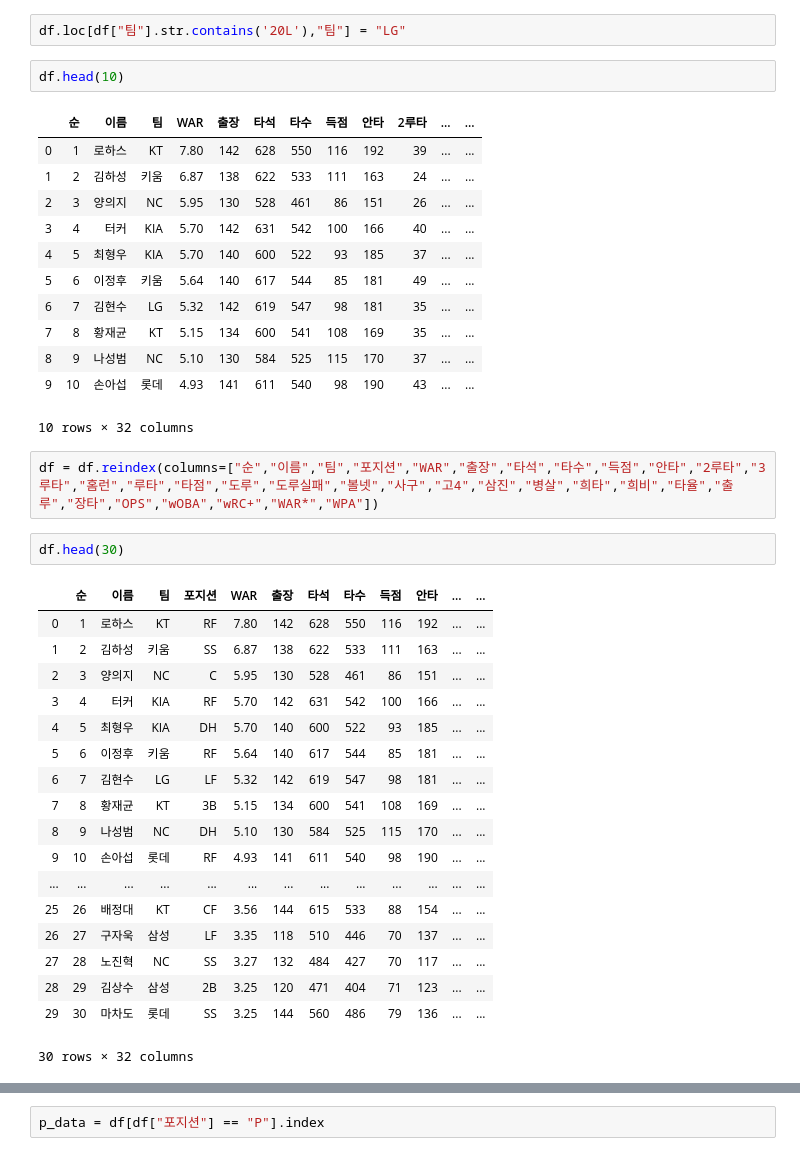
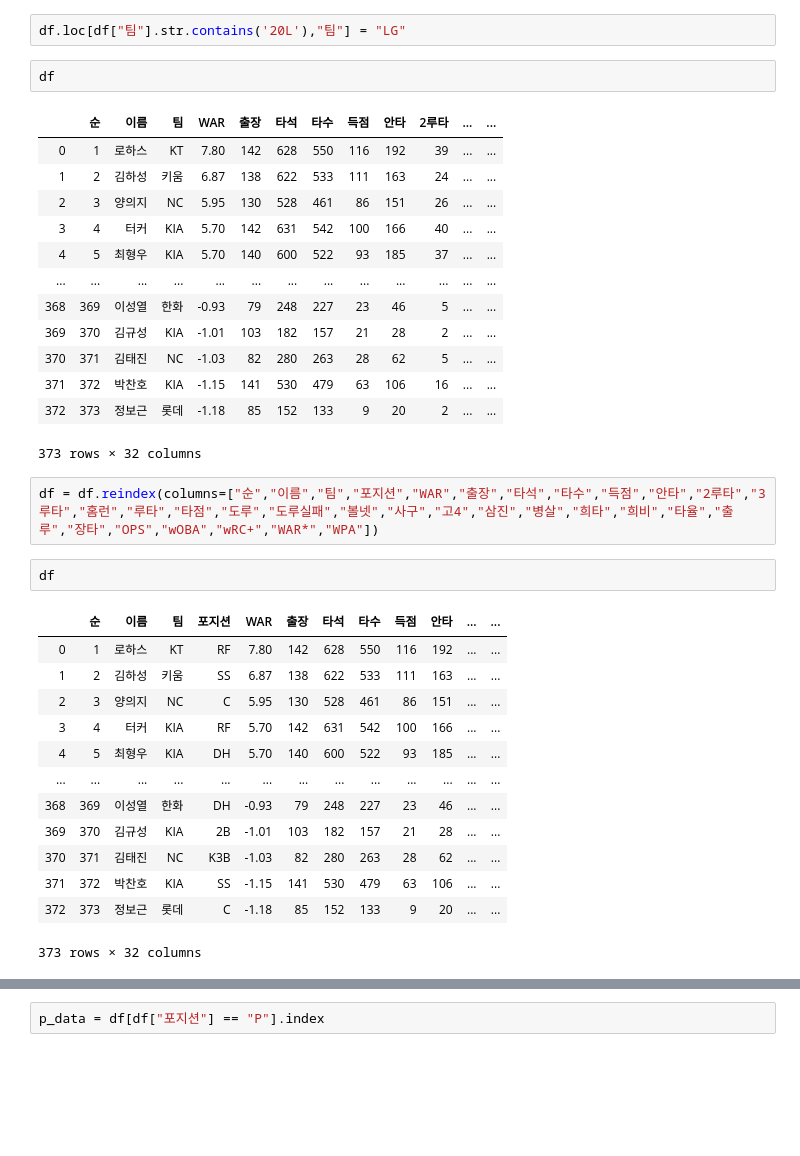
Before and after one commit to jeonprize/KBO-Analysis, a Jupyter notebook: 2020 KBO (1) stat analysis.ipynb, the cells around one changed output, grey strips where cells are left out. Saved outputs shown, nothing was run; the diff lists cells and outputs as text; blank space fills up the shorter version.

```diff
--- a/2020 KBO (1) stat analysis.ipynb
+++ b/2020 KBO (1) stat analysis.ipynb
@@ -148,7 +150,7 @@ df.loc[df["팀"].str.contains('20K'),"팀"] = "KT"
 # %%
 df.loc[df["팀"].str.contains('20L'),"팀"] = "LG"
 # %%
-df.head(10)
+df
 # %% [output]
 |  | 순 | 이름 | 팀 | WAR | 출장 | 타석 | 타수 | 득점 | 안타 | 2루타 | ... | ... |
 | 0 | 1 | 로하스 | KT | 7.80 | 142 | 628 | 550 | 116 | 192 | 39 | ... | ... |
@@ -156,35 +158,31 @@ df.head(10)
 | 2 | 3 | 양의지 | NC | 5.95 | 130 | 528 | 461 | 86 | 151 | 26 | ... | ... |
 | 3 | 4 | 터커 | KIA | 5.70 | 142 | 631 | 542 | 100 | 166 | 40 | ... | ... |
 | 4 | 5 | 최형우 | KIA | 5.70 | 140 | 600 | 522 | 93 | 185 | 37 | ... | ... |
-| 5 | 6 | 이정후 | 키움 | 5.64 | 140 | 617 | 544 | 85 | 181 | 49 | ... | ... |
-| 6 | 7 | 김현수 | LG | 5.32 | 142 | 619 | 547 | 98 | 181 | 35 | ... | ... |
-| 7 | 8 | 황재균 | KT | 5.15 | 134 | 600 | 541 | 108 | 169 | 35 | ... | ... |
-| 8 | 9 | 나성범 | NC | 5.10 | 130 | 584 | 525 | 115 | 170 | 37 | ... | ... |
-| 9 | 10 | 손아섭 | 롯데 | 4.93 | 141 | 611 | 540 | 98 | 190 | 43 | ... | ... |
+| ... | ... | ... | ... | ... | ... | ... | ... | ... | ... | ... | ... | ... |
+| 368 | 369 | 이성열 | 한화 | -0.93 | 79 | 248 | 227 | 23 | 46 | 5 | ... | ... |
+| 369 | 370 | 김규성 | KIA | -1.01 | 103 | 182 | 157 | 21 | 28 | 2 | ... | ... |
+| 370 | 371 | 김태진 | NC | -1.03 | 82 | 280 | 263 | 28 | 62 | 5 | ... | ... |
+| 371 | 372 | 박찬호 | KIA | -1.15 | 141 | 530 | 479 | 63 | 106 | 16 | ... | ... |
+| 372 | 373 | 정보근 | 롯데 | -1.18 | 85 | 152 | 133 | 9 | 20 | 2 | ... | ... |
-10 rows × 32 columns
+373 rows × 32 columns
 # %%
 df = df.reindex(columns=["순","이름","팀","포지션","WAR","출장","타석","타수","득점","안타","2루타","3루타","홈런","루타","타점","도루","도루실패","볼넷","사구","고4","삼진","병살","희타","희비","타율","출루","장타","OPS","wOBA","wRC+","WAR*","WPA"])
 # %%
-df.head(30)
+df
 # %% [output]
 |  | 순 | 이름 | 팀 | 포지션 | WAR | 출장 | 타석 | 타수 | 득점 | 안타 | ... | ... |
 | 0 | 1 | 로하스 | KT | RF | 7.80 | 142 | 628 | 550 | 116 | 192 | ... | ... |
 | 1 | 2 | 김하성 | 키움 | SS | 6.87 | 138 | 622 | 533 | 111 | 163 | ... | ... |
 | 2 | 3 | 양의지 | NC | C | 5.95 | 130 | 528 | 461 | 86 | 151 | ... | ... |
 | 3 | 4 | 터커 | KIA | RF | 5.70 | 142 | 631 | 542 | 100 | 166 | ... | ... |
 | 4 | 5 | 최형우 | KIA | DH | 5.70 | 140 | 600 | 522 | 93 | 185 | ... | ... |
-| 5 | 6 | 이정후 | 키움 | RF | 5.64 | 140 | 617 | 544 | 85 | 181 | ... | ... |
-| 6 | 7 | 김현수 | LG | LF | 5.32 | 142 | 619 | 547 | 98 | 181 | ... | ... |
-| 7 | 8 | 황재균 | KT | 3B | 5.15 | 134 | 600 | 541 | 108 | 169 | ... | ... |
-| 8 | 9 | 나성범 | NC | DH | 5.10 | 130 | 584 | 525 | 115 | 170 | ... | ... |
-| 9 | 10 | 손아섭 | 롯데 | RF | 4.93 | 141 | 611 | 540 | 98 | 190 | ... | ... |
 | ... | ... | ... | ... | ... | ... | ... | ... | ... | ... | ... | ... | ... |
-| 25 | 26 | 배정대 | KT | CF | 3.56 | 144 | 615 | 533 | 88 | 154 | ... | ... |
-| 26 | 27 | 구자욱 | 삼성 | LF | 3.35 | 118 | 510 | 446 | 70 | 137 | ... | ... |
-| 27 | 28 | 노진혁 | NC | SS | 3.27 | 132 | 484 | 427 | 70 | 117 | ... | ... |
-| 28 | 29 | 김상수 | 삼성 | 2B | 3.25 | 120 | 471 | 404 | 71 | 123 | ... | ... |
-| 29 | 30 | 마차도 | 롯데 | SS | 3.25 | 144 | 560 | 486 | 79 | 136 | ... | ... |
+| 368 | 369 | 이성열 | 한화 | DH | -0.93 | 79 | 248 | 227 | 23 | 46 | ... | ... |
+| 369 | 370 | 김규성 | KIA | 2B | -1.01 | 103 | 182 | 157 | 21 | 28 | ... | ... |
+| 370 | 371 | 김태진 | NC | K3B | -1.03 | 82 | 280 | 263 | 28 | 62 | ... | ... |
+| 371 | 372 | 박찬호 | KIA | SS | -1.15 | 141 | 530 | 479 | 63 | 106 | ... | ... |
+| 372 | 373 | 정보근 | 롯데 | C | -1.18 | 85 | 152 | 133 | 9 | 20 | ... | ... |
-30 rows × 32 columns
+373 rows × 32 columns
 # %%
 df["팀"].value_counts()
 # %% [output]
```
Also changed, not shown: parts of 23 cells of this notebook.
